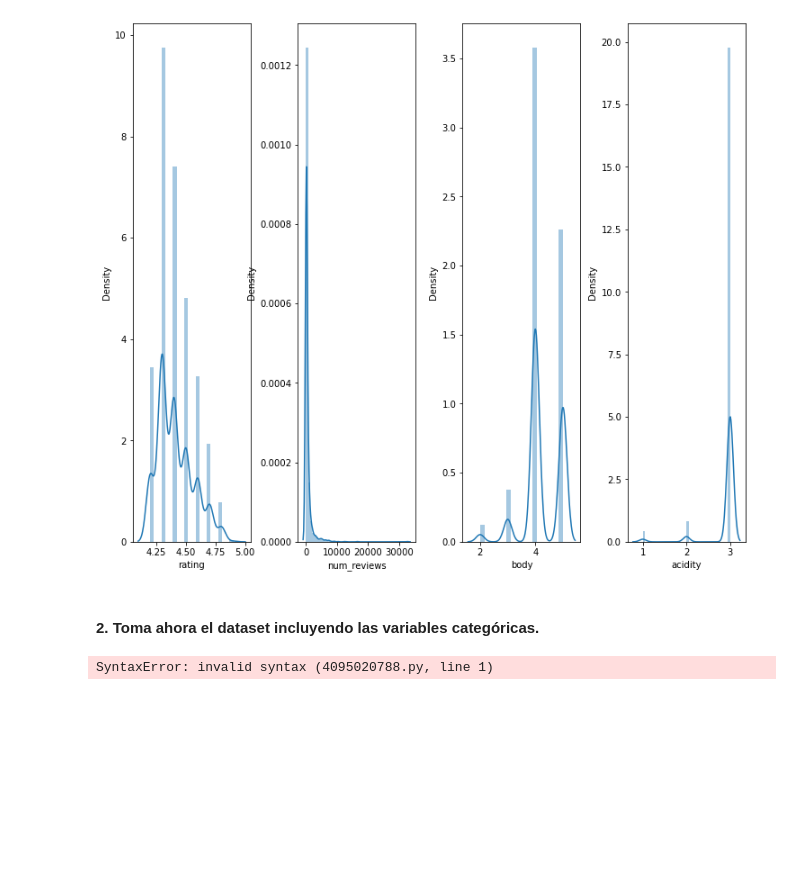
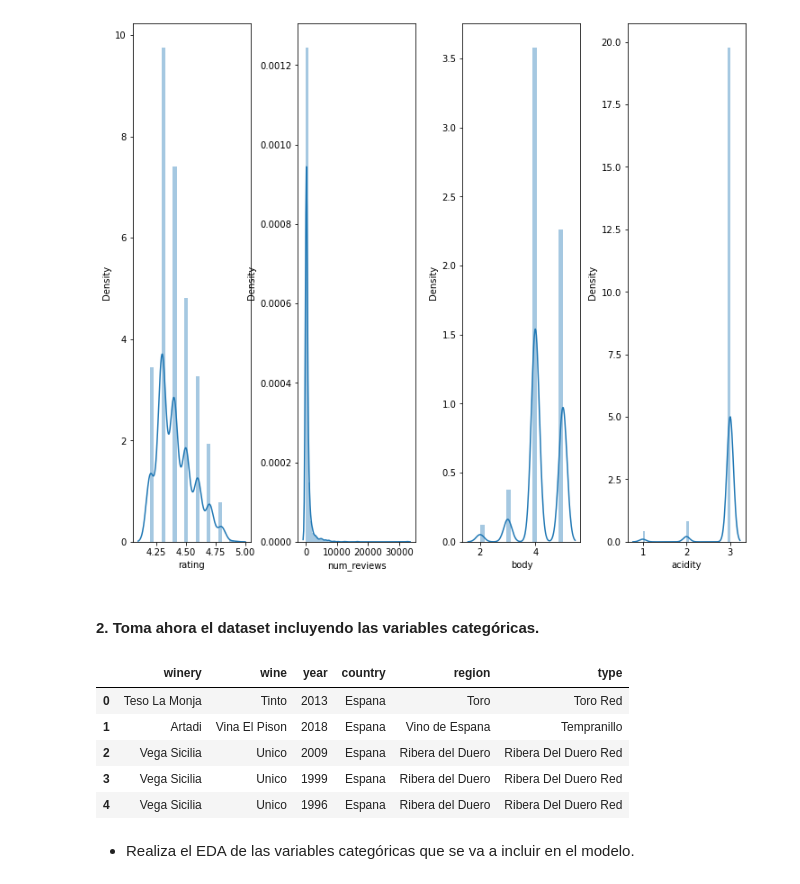
Before and after one commit to Adalab/DA-promo-A-module-3-pairprog-1-pair-3-Olivia-Laura, a Jupyter notebook: REGRESION/REGRESION_LINEAL_3/pair_regresion_3.ipynb, the cells around one changed output. Drawn from its saved outputs; the diff is of its cells as text; code cells hidden in the pictures; blank space fills up the shorter version.

```diff
--- a/REGRESION/REGRESION_LINEAL_3/pair_regresion_3.ipynb
+++ b/REGRESION/REGRESION_LINEAL_3/pair_regresion_3.ipynb
@@ -207,6 +210,14 @@ for idx, value in enumerate(data_plot.columns):
 # %% [markdown]
 #### 2. Toma ahora el dataset incluyendo las variables categóricas.
 # %%
-categoricas = vinos.select_dtypes(include = "object") categoricas.head()
+categoricas = vinos.select_dtypes(include = "object")
+categoricas.head()
 # %% [output]
-SyntaxError: invalid syntax (4095020788.py, line 1)
+|  | winery | wine | year | country | region | type |
+| 0 | Teso La Monja | Tinto | 2013 | Espana | Toro | Toro Red |
+| 1 | Artadi | Vina El Pison | 2018 | Espana | Vino de Espana | Tempranillo |
+| 2 | Vega Sicilia | Unico | 2009 | Espana | Ribera del Duero | Ribera Del Duero Red |
+| 3 | Vega Sicilia | Unico | 1999 | Espana | Ribera del Duero | Ribera Del Duero Red |
+| 4 | Vega Sicilia | Unico | 1996 | Espana | Ribera del Duero | Ribera Del Duero Red |
+# %% [markdown]
+ - Realiza el EDA de las variables categóricas que se va a incluir en el modelo.
```
Also changed, not shown: parts of 14 cells of this notebook.
